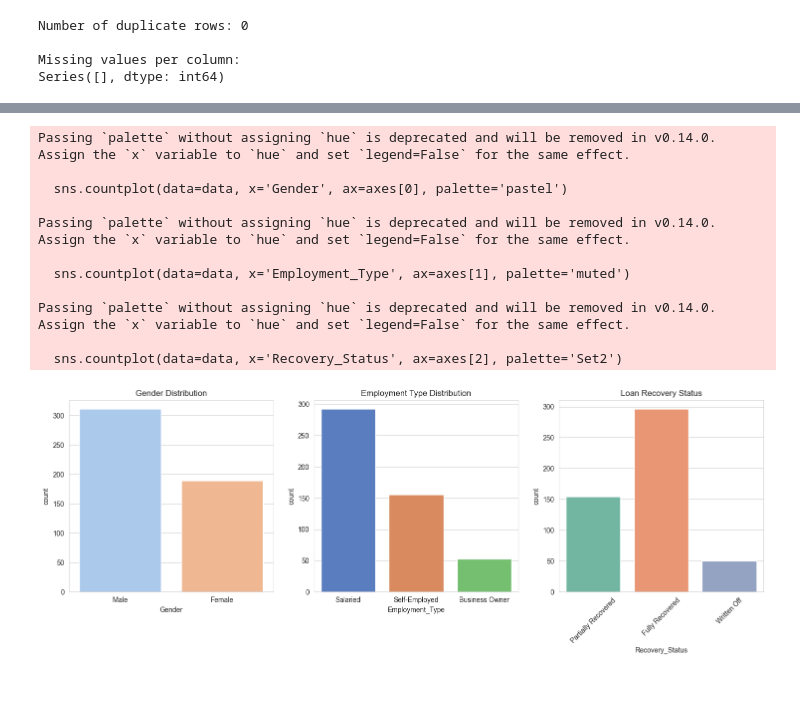
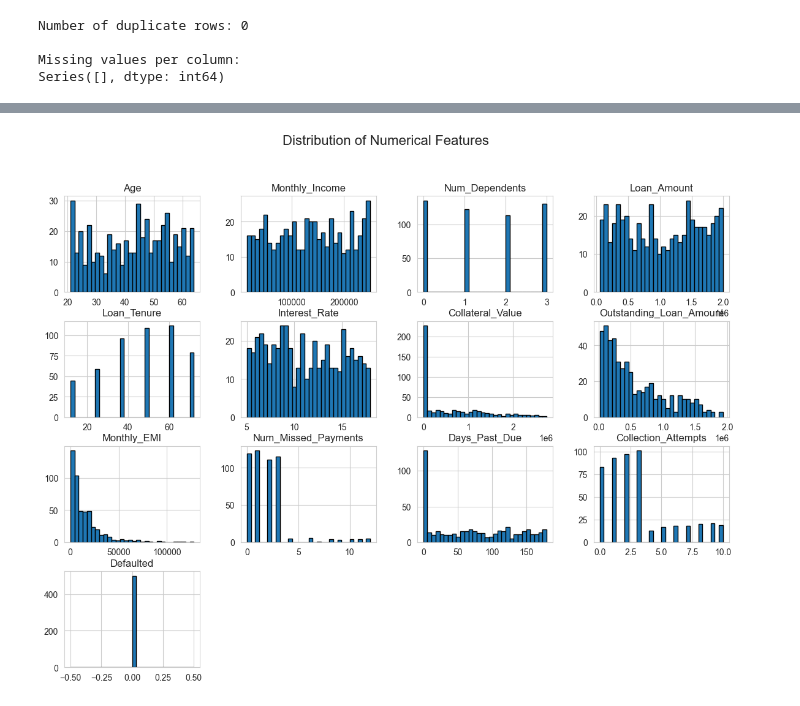
Before and after one commit to Cynthiachelangat/LoanRecovery, a Jupyter notebook: loan.ipynb, the cells around one changed output, grey strips where cells are left out. Cells and saved outputs as stored; diff of their text form; code cells hidden in the pictures.

Commit message:
Exploratory Data Analysis

```diff
--- a/loan.ipynb
+++ b/loan.ipynb
@@ -201,27 +182,10 @@ plt.show()
-# %%
-fig, axes = plt.subplots(1, 3, figsize=(18, 5))
-
-sns.countplot(data=data, x='Gender', ax=axes[0], palette='pastel')
-axes[0].set_title('Gender Distribution')
-
-sns.countplot(data=data, x='Employment_Type', ax=axes[1], palette='muted')
-axes[1].set_title('Employment Type Distribution')
-
-sns.countplot(data=data, x='Recovery_Status', ax=axes[2], palette='Set2')
-axes[2].set_title('Loan Recovery Status')
-
-plt.xticks(rotation=45)
-plt.show()
-# %% [output]
-Passing `palette` without assigning `hue` is deprecated and will be removed in v0.14.0. Assign the `x` variable to `hue` and set `legend=False` for the same effect.
-
-  sns.countplot(data=data, x='Gender', ax=axes[0], palette='pastel')
-
-Passing `palette` without assigning `hue` is deprecated and will be removed in v0.14.0. Assign the `x` variable to `hue` and set `legend=False` for the same effect.
-
-  sns.countplot(data=data, x='Employment_Type', ax=axes[1], palette='muted')
-
-Passing `palette` without assigning `hue` is deprecated and will be removed in v0.14.0. Assign the `x` variable to `hue` and set `legend=False` for the same effect.
-
-  sns.countplot(data=data, x='Recovery_Status', ax=axes[2], palette='Set2')
-[figure, removed]
+# %%
+# Set plot style
+sns.set_style("whitegrid")
+
+# Plot histograms for numerical features
+data.hist(figsize=(14, 10), bins=30, edgecolor='black')
+plt.suptitle("Distribution of Numerical Features", fontsize=16)
+plt.show()
+# %% [output]
+[figure, added]
```
Also changed, not shown: parts of 17 cells of this notebook.
